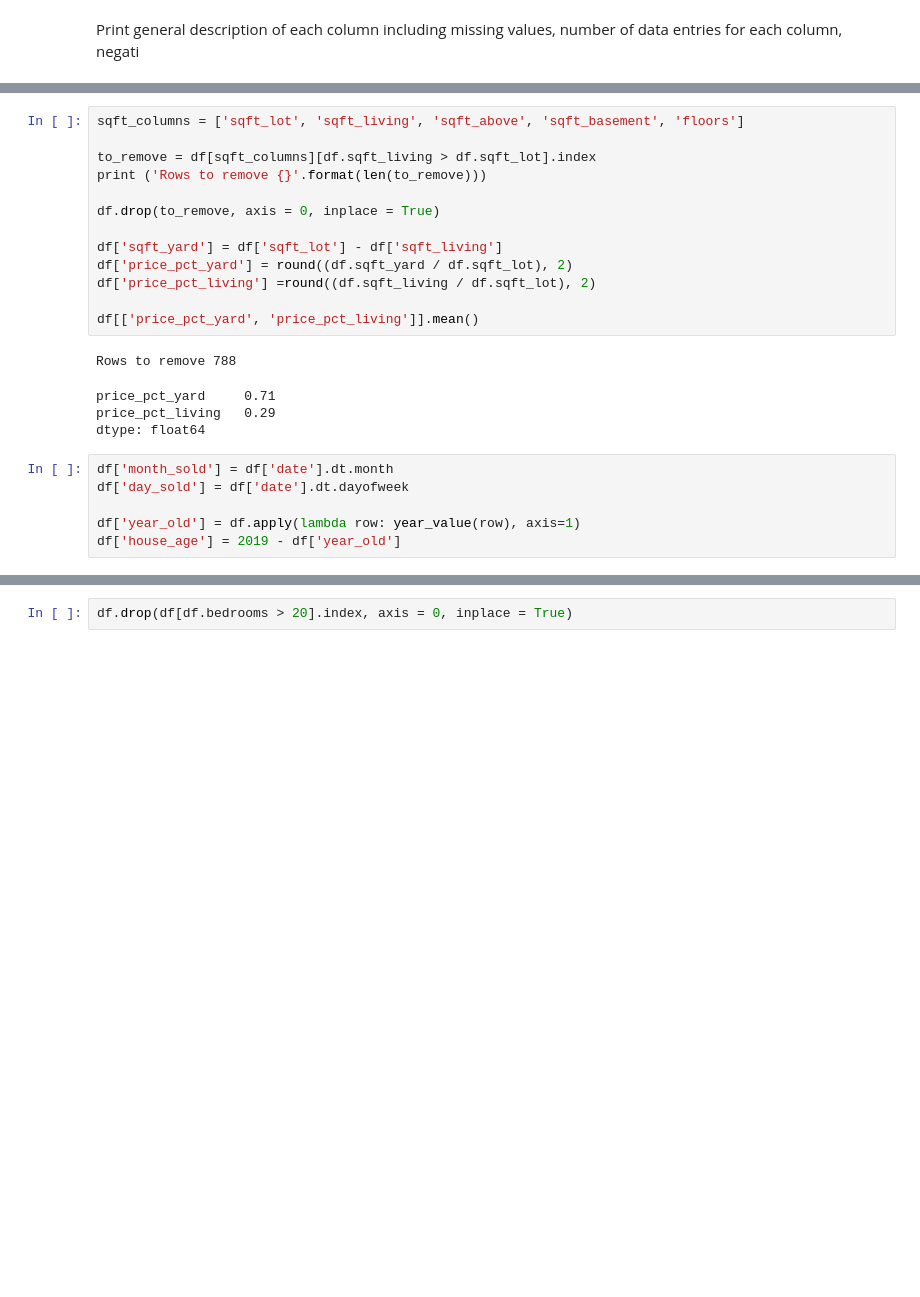
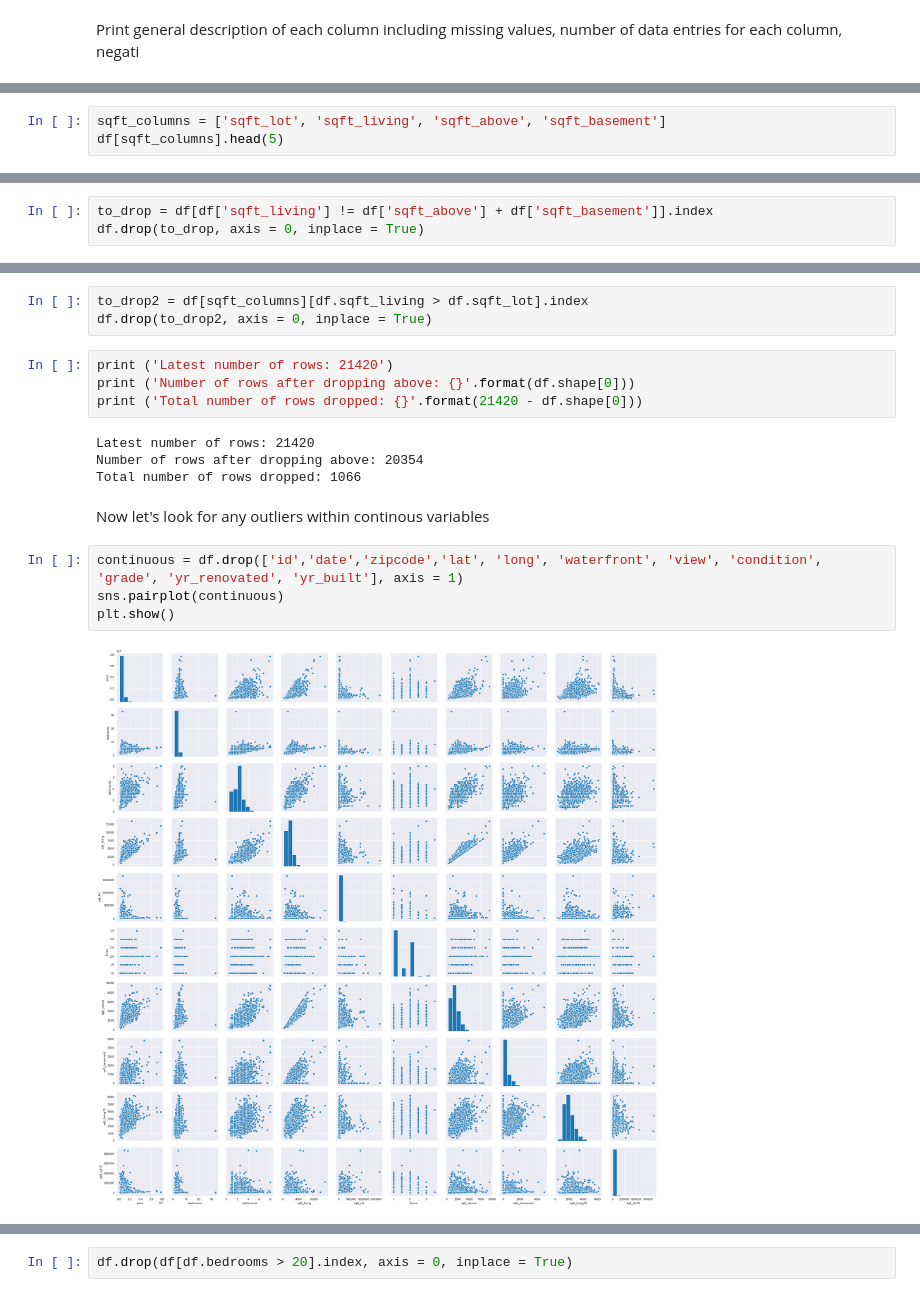
Before and after one commit to Ftan91/Exploratory-Data-Analysis-on-Features-that-Impact-House-Prices-in-Kings-County-Seattle, a Jupyter notebook: Finn2 - Kings County Dataset.ipynb, the cells around one changed output, grey strips where cells are left out. Saved outputs shown, nothing was run; the diff lists cells and outputs as text; blank space fills up the shorter version.

```diff
--- a/Finn2 - Kings County Dataset.ipynb
+++ b/Finn2 - Kings County Dataset.ipynb
@@ -195,0 +153,3 @@ df['sqft_basement'] = df['sqft_basement'].map(lambda x: int(float(x)))
+# %%
+sqft_columns = ['sqft_lot', 'sqft_living', 'sqft_above', 'sqft_basement']
+df[sqft_columns].head(5)
@@ -196 +165,4 @@ df['sqft_basement'] = df['sqft_basement'].map(lambda x: int(float(x)))
+# %%
+to_drop = df[df['sqft_living'] != df['sqft_above'] + df['sqft_basement']].index
+df.drop(to_drop, axis = 0, inplace = True)
 # %% [markdown]
@@ -201,24 +170,19 @@ Potential issue for that might include different, ie sqft_living > sqft lot
-# %%
-sqft_columns = ['sqft_lot', 'sqft_living', 'sqft_above', 'sqft_basement', 'floors']
-
-to_remove = df[sqft_columns][df.sqft_living > df.sqft_lot].index
-print ('Rows to remove {}'.format(len(to_remove)))
-
-df.drop(to_remove, axis = 0, inplace = True)
-
-df['sqft_yard'] = df['sqft_lot'] - df['sqft_living']
-df['price_pct_yard'] = round((df.sqft_yard / df.sqft_lot), 2)
-df['price_pct_living'] =round((df.sqft_living / df.sqft_lot), 2)
-
-df[['price_pct_yard', 'price_pct_living']].mean()
-# %% [output]
-Rows to remove 788
-price_pct_yard     0.71
-price_pct_living   0.29
-dtype: float64
-# %%
-df['month_sold'] = df['date'].dt.month
-df['day_sold'] = df['date'].dt.dayofweek
-
-df['year_old'] = df.apply(lambda row: year_value(row), axis=1)
-df['house_age'] = 2019 - df['year_old']
+# %%
+to_drop2 = df[sqft_columns][df.sqft_living > df.sqft_lot].index
+df.drop(to_drop2, axis = 0, inplace = True)
+# %%
+print ('Latest number of rows: 21420')
+print ('Number of rows after dropping above: {}'.format(df.shape[0]))
+print ('Total number of rows dropped: {}'.format(21420 - df.shape[0]))
+# %% [output]
+Latest number of rows: 21420
+Number of rows after dropping above: 20354
+Total number of rows dropped: 1066
+# %% [markdown]
+Now let's look for any outliers within continous variables
+# %%
+continuous = df.drop(['id','date','zipcode','lat', 'long', 'waterfront', 'view', 'condition', 'grade', 'yr_renovated', 'yr_built'], axis = 1)
+sns.pairplot(continuous)
+plt.show()
+# %% [output]
+[figure, added]
```
Also changed, not shown: parts of 59 cells of this notebook.
